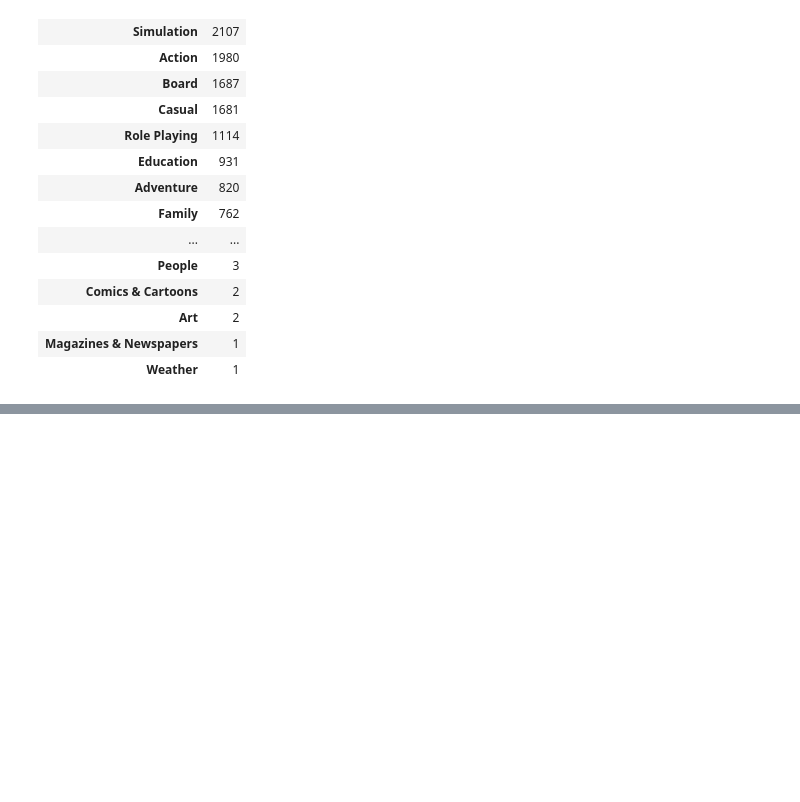
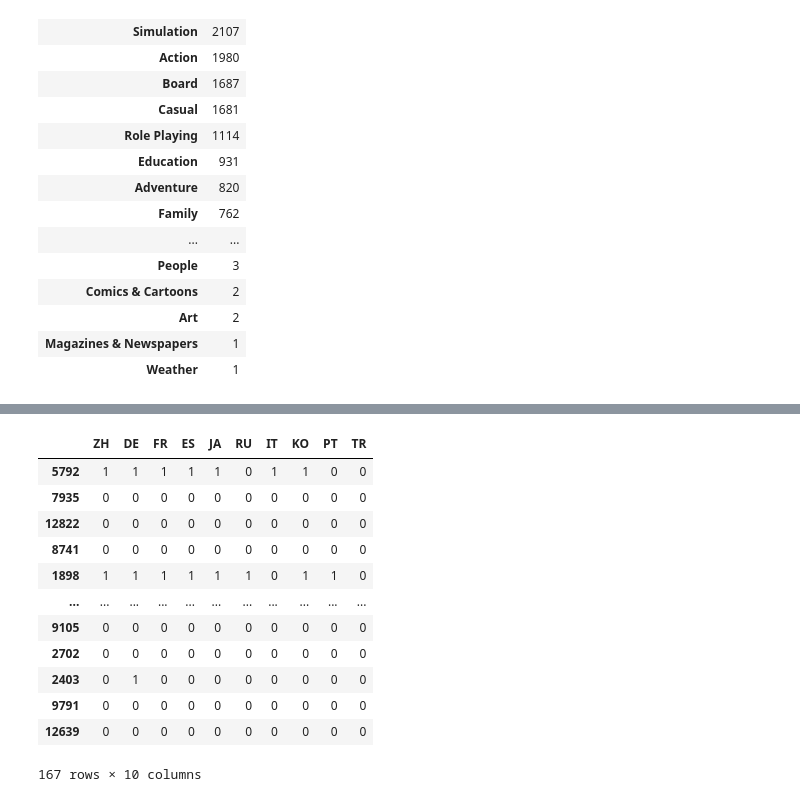
Before and after one commit to Blood-Stream/Blood-Stream-App, a Jupyter notebook: BI_Dashboard_Bloodstream.ipynb, the cells around one changed output, grey strips where cells are left out. Drawn from its saved outputs; the diff is of its cells as text; code cells hidden in the pictures; blank space fills up the shorter version.

```diff
--- a/BI_Dashboard_Bloodstream.ipynb
+++ b/BI_Dashboard_Bloodstream.ipynb
@@ -351,0 +363,18 @@ plt.show()
+# %%
+analysis_lang = lang_df[["ZH", "DE", "FR", "ES", "JA", "RU", "IT", "KO", "PT", "TR"]]
+analysis_lang = analysis_lang.sample(frac=0.01, random_state=1)
+analysis_lang
+# %% [output]
+|  | ZH | DE | FR | ES | JA | RU | IT | KO | PT | TR |
+| 5792 | 1 | 1 | 1 | 1 | 1 | 0 | 1 | 1 | 0 | 0 |
+| 7935 | 0 | 0 | 0 | 0 | 0 | 0 | 0 | 0 | 0 | 0 |
+| 12822 | 0 | 0 | 0 | 0 | 0 | 0 | 0 | 0 | 0 | 0 |
+| 8741 | 0 | 0 | 0 | 0 | 0 | 0 | 0 | 0 | 0 | 0 |
+| 1898 | 1 | 1 | 1 | 1 | 1 | 1 | 0 | 1 | 1 | 0 |
+| ... | ... | ... | ... | ... | ... | ... | ... | ... | ... | ... |
+| 9105 | 0 | 0 | 0 | 0 | 0 | 0 | 0 | 0 | 0 | 0 |
+| 2702 | 0 | 0 | 0 | 0 | 0 | 0 | 0 | 0 | 0 | 0 |
+| 2403 | 0 | 1 | 0 | 0 | 0 | 0 | 0 | 0 | 0 | 0 |
+| 9791 | 0 | 0 | 0 | 0 | 0 | 0 | 0 | 0 | 0 | 0 |
+| 12639 | 0 | 0 | 0 | 0 | 0 | 0 | 0 | 0 | 0 | 0 |
+167 rows × 10 columns
```
Also changed, not shown: parts of 16 cells of this notebook.
